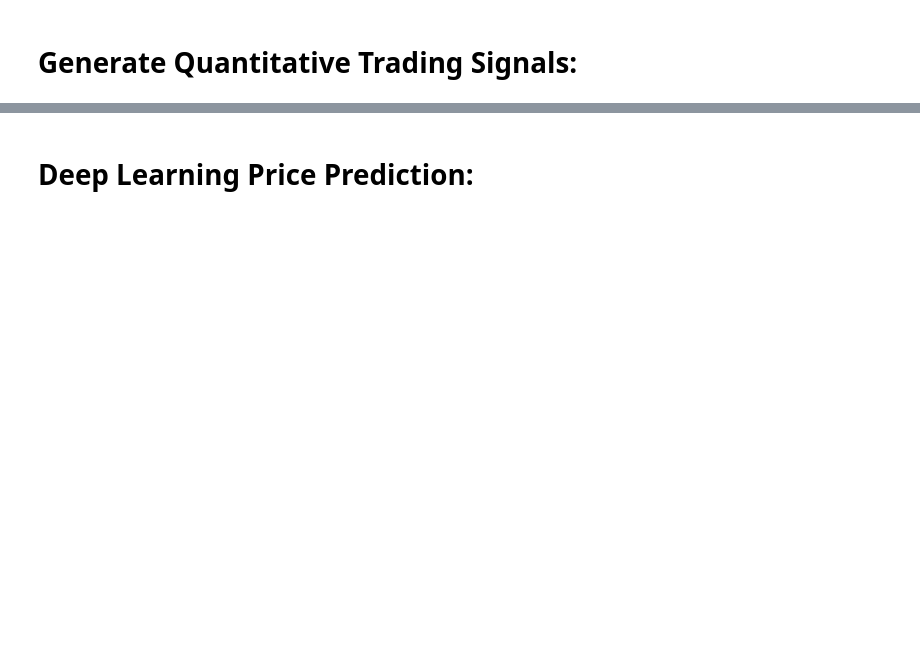
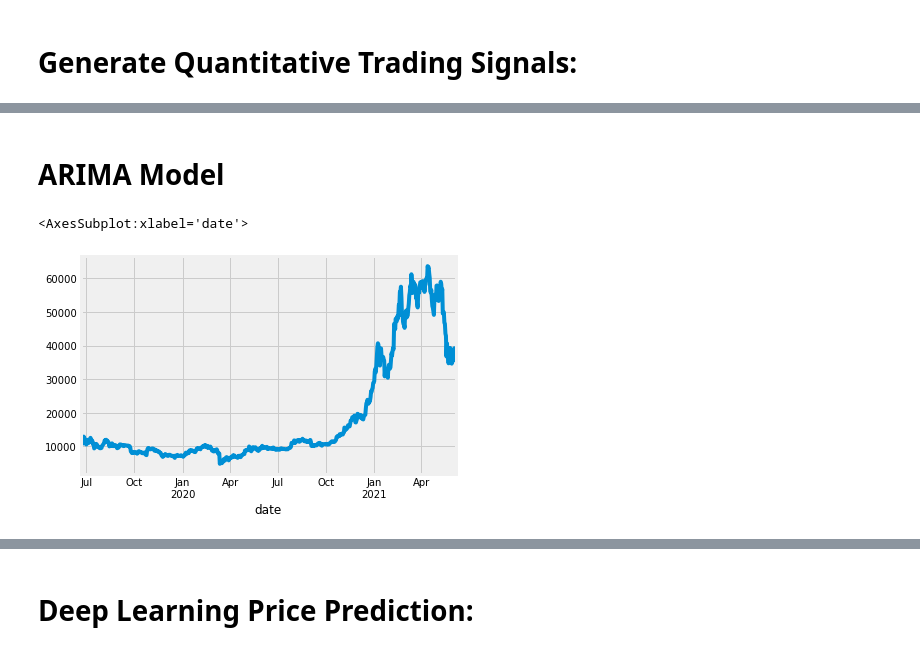
Before and after one commit to hammer888-tech/project2_algo_trading, a Jupyter notebook: deepLearning.ipynb, the cells around one changed output, grey strips where cells are left out. Drawn from its saved outputs; the diff is of its cells as text; code cells hidden in the pictures; blank space fills up the shorter version.

```diff
--- a/deepLearning.ipynb
+++ b/deepLearning.ipynb
@@ -145,0 +174,7 @@ all_sig
+# %% [markdown]
+# ARIMA Model
+# %%
+btc.close.plot()
+# %% [output]
+<AxesSubplot:xlabel='date'>
+[figure, added]
```
Also changed, not shown: parts of 57 cells of this notebook, 1 other file.
